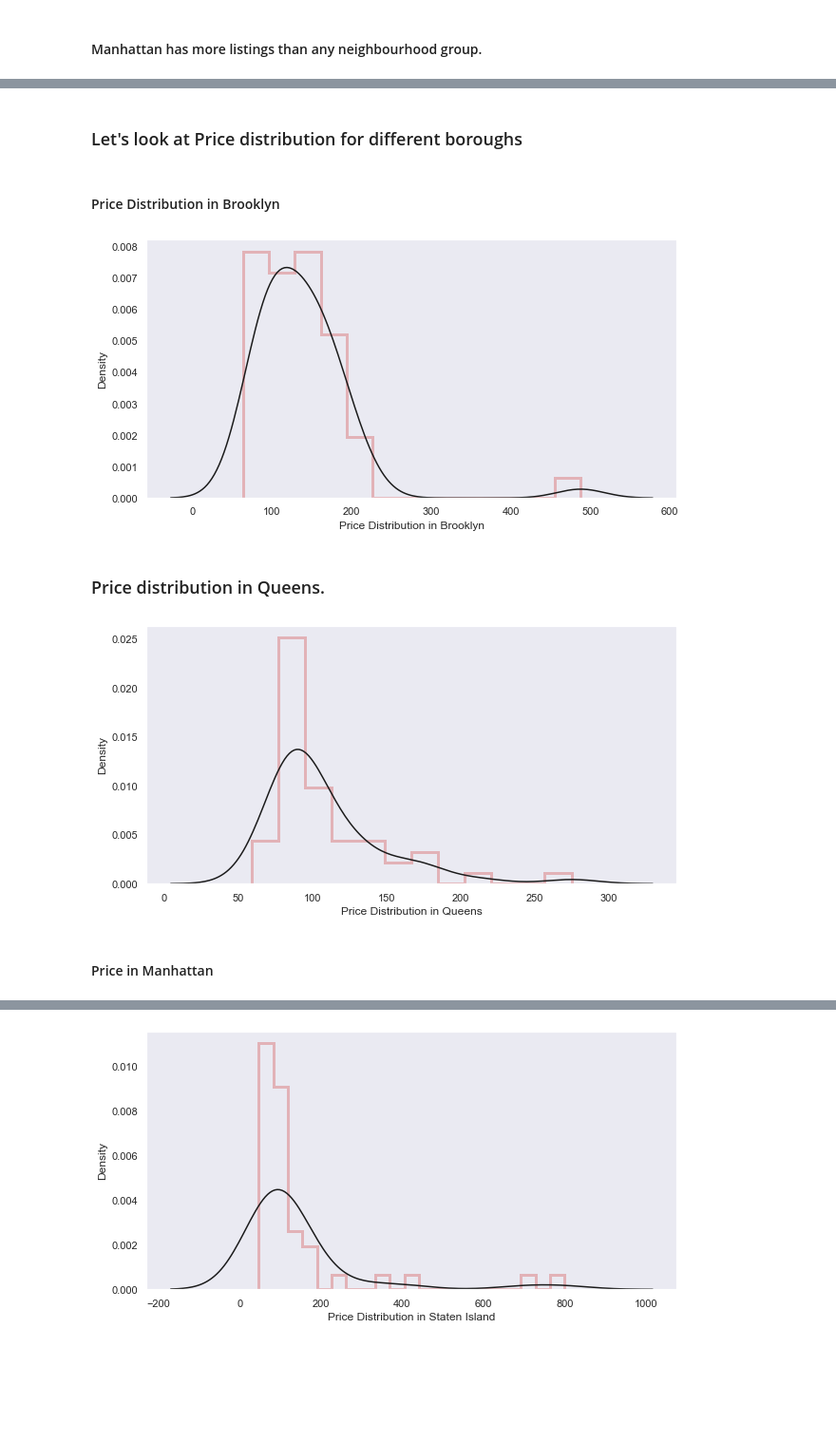
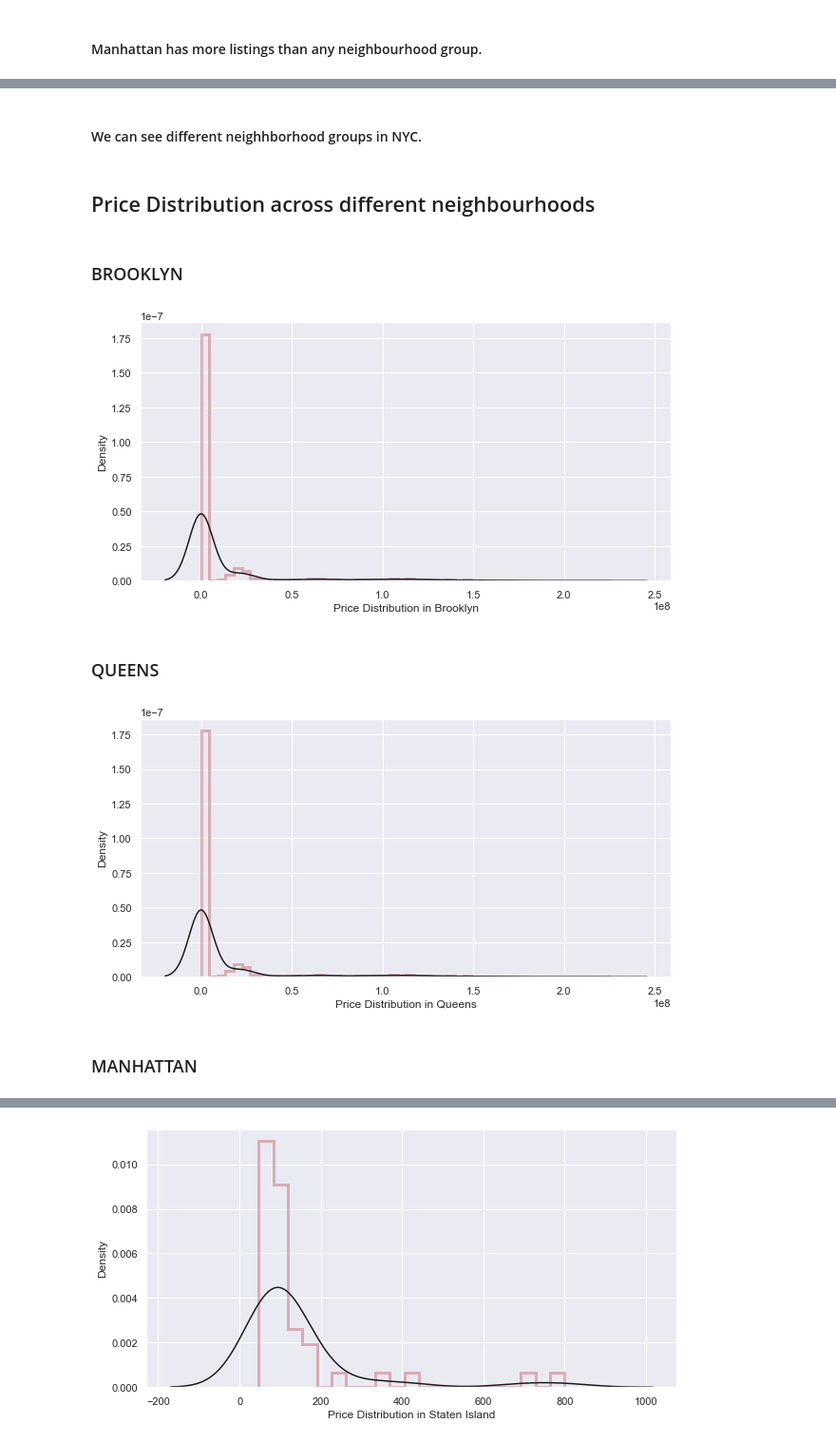
Before and after one commit to Venedah/AIRBNB-NYC-DIVISION-ANALYSIS-AND-VISUALIZATION, a Jupyter notebook: AIRBNB-NYC.ipynb, the cells around one changed output, grey strips where cells are left out. Shown at 95% size. Drawn from its saved outputs; the diff is of its cells as text; code cells hidden in the pictures; blank space fills up the shorter version.

```diff
--- a/AIRBNB-NYC.ipynb
+++ b/AIRBNB-NYC.ipynb
@@ -213,41 +228,40 @@ sns.scatterplot(x='longitude', y='latitude', hue='neighbourhood_group',s=20, dat
-# %% [markdown]
-### Let's look at Price distribution for different boroughs
+# %% [markdown]
+#### We can see different neighhborhood groups in NYC.
 # %% [markdown]
-#### Price Distribution in Brooklyn
+## Price Distribution across different neighbourhoods
+# %% [markdown]
+### BROOKLYN
 # %%
-# Plot style
-sns.set(style='dark',palette='muted',color_codes=True)
+# We set a style for the palette
+sns.set(style="darkgrid", palette="deep", color_codes=True)
+## ignore -- f, axes = plt.subplots(3, 2, figsize=(10, 10), sharex=True) -- ignore ##
 
-# We ignore -- f, axes = plt.subplots(3, 2, figsize=(10, 10), share x=True) -- ignore #
-
-# We plot figure size with 10 width and 5 height.
+## figure size with 10 width and 5 height
 plt.figure(figsize=(10, 5))
 
-# We create dataframe "file1" with all the Neighbourhood of Brooklyn and their price.
-file1 = file[file.neighbourhood_group == 'Brooklyn'][['neighbourhood','price']]
+# Dataframe "df1" with all the neighbourhood of Brooklyn and their price
+file1= file[file.neighbourhood_group == "Brooklyn"][["neighbourhood","price"]]
 
-# We take mean of all the prices of neighbouhood.
-
-d = file1.groupby('neighbourhood').mean()
-
+# Mean of all the prices of neighbouhood
+d = file.groupby("neighbourhood").mean()
 sns.distplot(d,color='r',axlabel ="Price Distribution in Brooklyn",kde_kws={"color": "k"},
              hist_kws={"histtype":"step","linewidth": 3})
 plt.plot();
 # %% [output]
-[figure, old version]
+[figure, new version]
-# %% [markdown]
-### Price distribution in Queens.
+# %% [markdown]
+### QUEENS
 # %%
 plt.figure(figsize=(10, 5))
 file1 = file[file.neighbourhood_group == "Queens"][["neighbourhood","price"]]
-d = file1.groupby("neighbourhood").mean()
+d = file.groupby("neighbourhood").mean()
 sns.distplot(d,color='r',axlabel ="Price Distribution in Queens",kde_kws={"color": "k"},
              hist_kws={"histtype":"step","linewidth": 3})
 plt.plot();
 # %% [output]
-[figure, old version]
+[figure, new version]
-# %% [markdown]
-#### Price in Manhattan
+# %% [markdown]
+### MANHATTAN
 # %%
 plt.figure(figsize=(10, 5))
 file1 = file[file.neighbourhood_group == "Manhattan"][["neighbourhood","price"]]
```
Also changed, not shown: parts of 58 cells of this notebook.
